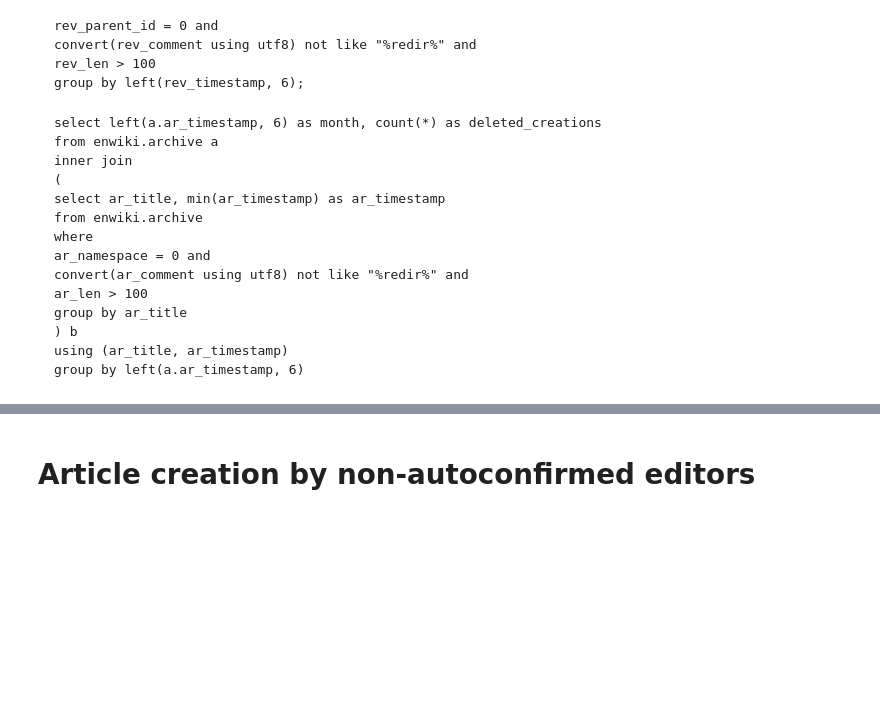
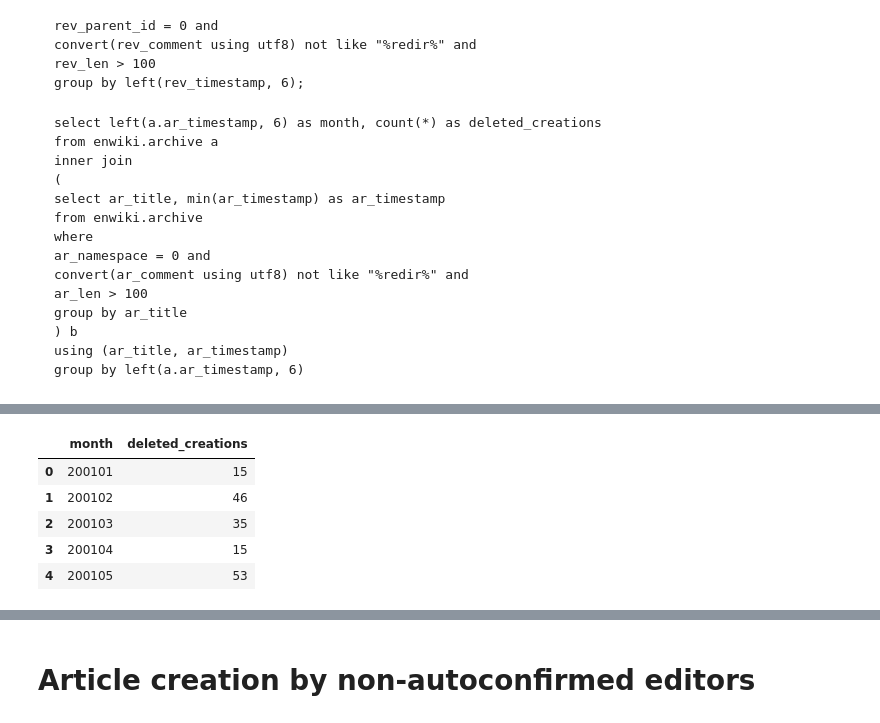
Before and after one commit to wikimedia-research/Editing-2016-10-enwiki-article-creation, a Jupyter notebook: Analysis.ipynb, the cells around one changed output, grey strips where cells are left out. Saved outputs shown, nothing was run; the diff lists cells and outputs as text; code cells hidden in the pictures; blank space fills up the shorter version.

```diff
--- a/Analysis.ipynb
+++ b/Analysis.ipynb
@@ -36,0 +53,10 @@ group by left(a.ar_timestamp, 6)
+# %%
+deleted = pd.read_table("2016-10_enwiki_deleted_creations.tsv")
+deleted.head()
+# %% [output]
+|  | month | deleted_creations |
+| 0 | 200101 | 15 |
+| 1 | 200102 | 46 |
+| 2 | 200103 | 35 |
+| 3 | 200104 | 15 |
+| 4 | 200105 | 53 |
```
Also changed, not shown: parts of 5 cells of this notebook.
